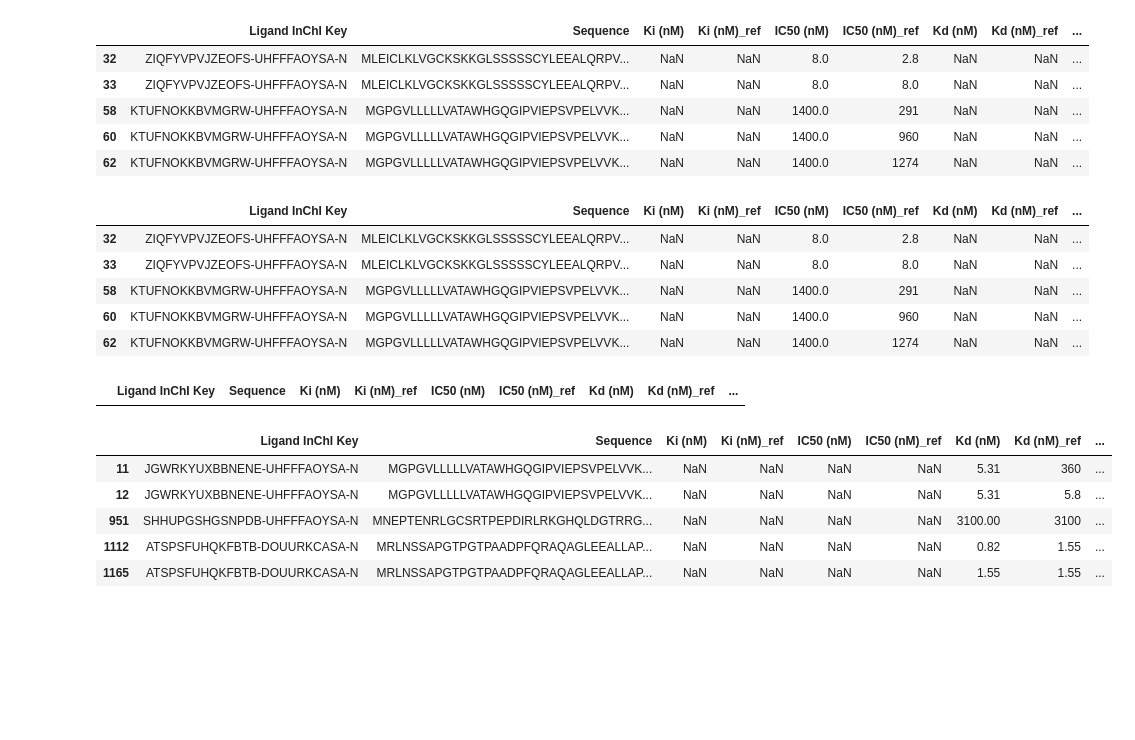
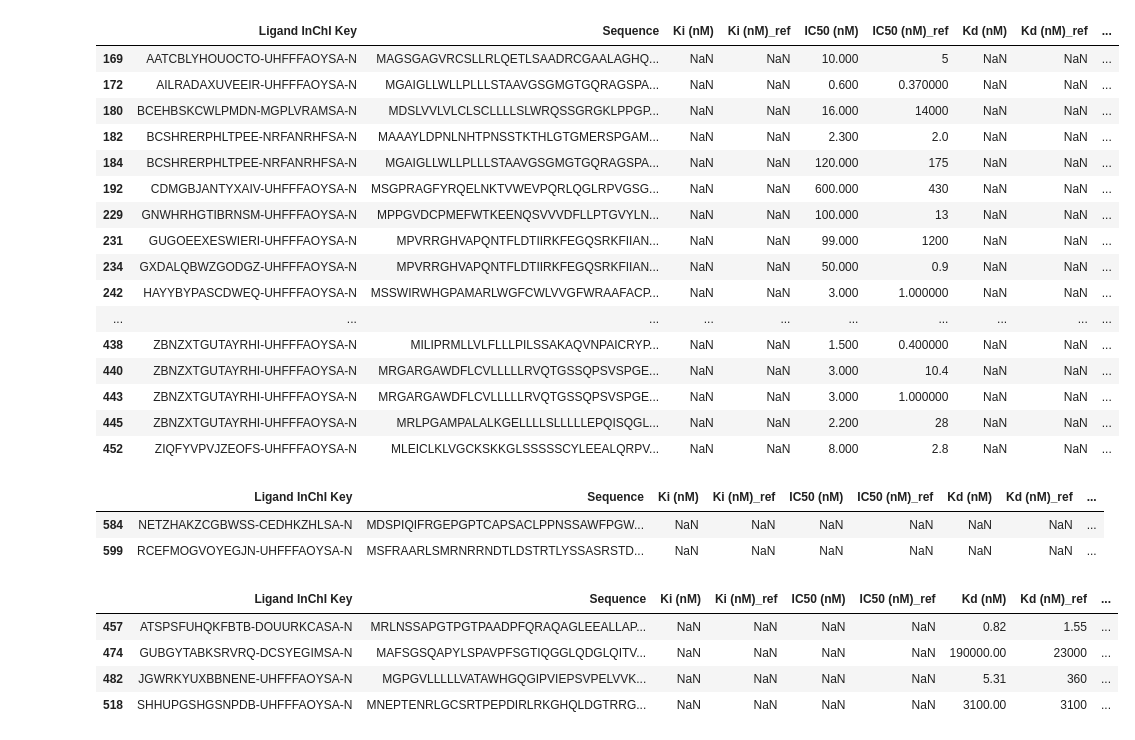
Before and after one commit to demonolock/surechembl_bindings, a Jupyter notebook: bindingdb/enrich_data/output/compare_with_bindb.ipynb, the cells around one changed output. Drawn from its saved outputs; the diff is of its cells as text; code cells hidden in the pictures; blank space fills up the shorter version.

```diff
--- a/bindingdb/enrich_data/output/compare_with_bindb.ipynb
+++ b/bindingdb/enrich_data/output/compare_with_bindb.ipynb
@@ -2,8 +2,8 @@
 import pandas as pd
 
 # Load your data
-our_df = pd.read_csv('bindb.csv')
-test_df = pd.read_csv('../../BindingDB_singlechain.csv')
+our_df = pd.read_csv('../input/csv/result.csv')
+test_df = pd.read_csv('../../BindingDB_singlechain_deduplicated.csv')
 # %%
 # Remove duplicates in both dataframes
 our_df = our_df.drop_duplicates()
@@ -76,31 +99,34 @@ filtered_ic.head()
 # %%
-filtered_ic.head()
+filtered_ic
 # %% [output]
 |  | Ligand InChI Key | Sequence | Ki (nM) | Ki (nM)_ref | IC50 (nM) | IC50 (nM)_ref | Kd (nM) | Kd (nM)_ref | ... |
-| 32 | ZIQFYVPVJZEOFS-UHFFFAOYSA-N | MLEICLKLVGCKSKKGLSSSSSCYLEEALQRPV... | NaN | NaN | 8.0 | 2.8 | NaN | NaN | ... |
-| 33 | ZIQFYVPVJZEOFS-UHFFFAOYSA-N | MLEICLKLVGCKSKKGLSSSSSCYLEEALQRPV... | NaN | NaN | 8.0 | 8.0 | NaN | NaN | ... |
-| 58 | KTUFNOKKBVMGRW-UHFFFAOYSA-N | MGPGVLLLLLVATAWHGQGIPVIEPSVPELVVK... | NaN | NaN | 1400.0 | 291 | NaN | NaN | ... |
-| 60 | KTUFNOKKBVMGRW-UHFFFAOYSA-N | MGPGVLLLLLVATAWHGQGIPVIEPSVPELVVK... | NaN | NaN | 1400.0 | 960 | NaN | NaN | ... |
-| 62 | KTUFNOKKBVMGRW-UHFFFAOYSA-N | MGPGVLLLLLVATAWHGQGIPVIEPSVPELVVK... | NaN | NaN | 1400.0 | 1274 | NaN | NaN | ... |
+| 169 | AATCBLYHOUOCTO-UHFFFAOYSA-N | MAGSGAGVRCSLLRLQETLSAADRCGAALAGHQ... | NaN | NaN | 10.000 | 5 | NaN | NaN | ... |
+| 172 | AILRADAXUVEEIR-UHFFFAOYSA-N | MGAIGLLWLLPLLLSTAAVGSGMGTGQRAGSPA... | NaN | NaN | 0.600 | 0.370000 | NaN | NaN | ... |
+| 180 | BCEHBSKCWLPMDN-MGPLVRAMSA-N | MDSLVVLVLCLSCLLLLSLWRQSSGRGKLPPGP... | NaN | NaN | 16.000 | 14000 | NaN | NaN | ... |
+| 182 | BCSHRERPHLTPEE-NRFANRHFSA-N | MAAAYLDPNLNHTPNSSTKTHLGTGMERSPGAM... | NaN | NaN | 2.300 | 2.0 | NaN | NaN | ... |
+| 184 | BCSHRERPHLTPEE-NRFANRHFSA-N | MGAIGLLWLLPLLLSTAAVGSGMGTGQRAGSPA... | NaN | NaN | 120.000 | 175 | NaN | NaN | ... |
+| 192 | CDMGBJANTYXAIV-UHFFFAOYSA-N | MSGPRAGFYRQELNKTVWEVPQRLQGLRPVGSG... | NaN | NaN | 600.000 | 430 | NaN | NaN | ... |
+| 229 | GNWHRHGTIBRNSM-UHFFFAOYSA-N | MPPGVDCPMEFWTKEENQSVVVDFLLPTGVYLN... | NaN | NaN | 100.000 | 13 | NaN | NaN | ... |
+| 231 | GUGOEEXESWIERI-UHFFFAOYSA-N | MPVRRGHVAPQNTFLDTIIRKFEGQSRKFIIAN... | NaN | NaN | 99.000 | 1200 | NaN | NaN | ... |
+| 234 | GXDALQBWZGODGZ-UHFFFAOYSA-N | MPVRRGHVAPQNTFLDTIIRKFEGQSRKFIIAN... | NaN | NaN | 50.000 | 0.9 | NaN | NaN | ... |
+| 242 | HAYYBYPASCDWEQ-UHFFFAOYSA-N | MSSWIRWHGPAMARLWGFCWLVVGFWRAAFACP... | NaN | NaN | 3.000 | 1.000000 | NaN | NaN | ... |
+| ... | ... | ... | ... | ... | ... | ... | ... | ... | ... |
+| 438 | ZBNZXTGUTAYRHI-UHFFFAOYSA-N | MILIPRMLLVLFLLLPILSSAKAQVNPAICRYP... | NaN | NaN | 1.500 | 0.400000 | NaN | NaN | ... |
+| 440 | ZBNZXTGUTAYRHI-UHFFFAOYSA-N | MRGARGAWDFLCVLLLLLRVQTGSSQPSVSPGE... | NaN | NaN | 3.000 | 10.4 | NaN | NaN | ... |
+| 443 | ZBNZXTGUTAYRHI-UHFFFAOYSA-N | MRGARGAWDFLCVLLLLLRVQTGSSQPSVSPGE... | NaN | NaN | 3.000 | 1.000000 | NaN | NaN | ... |
+| 445 | ZBNZXTGUTAYRHI-UHFFFAOYSA-N | MRLPGAMPALALKGELLLLSLLLLLEPQISQGL... | NaN | NaN | 2.200 | 28 | NaN | NaN | ... |
+| 452 | ZIQFYVPVJZEOFS-UHFFFAOYSA-N | MLEICLKLVGCKSKKGLSSSSSCYLEEALQRPV... | NaN | NaN | 8.000 | 2.8 | NaN | NaN | ... |
-# %%
-filtered_ic.head()
-# %% [output]
-|  | Ligand InChI Key | Sequence | Ki (nM) | Ki (nM)_ref | IC50 (nM) | IC50 (nM)_ref | Kd (nM) | Kd (nM)_ref | ... |
-| 32 | ZIQFYVPVJZEOFS-UHFFFAOYSA-N | MLEICLKLVGCKSKKGLSSSSSCYLEEALQRPV... | NaN | NaN | 8.0 | 2.8 | NaN | NaN | ... |
-| 33 | ZIQFYVPVJZEOFS-UHFFFAOYSA-N | MLEICLKLVGCKSKKGLSSSSSCYLEEALQRPV... | NaN | NaN | 8.0 | 8.0 | NaN | NaN | ... |
-| 58 | KTUFNOKKBVMGRW-UHFFFAOYSA-N | MGPGVLLLLLVATAWHGQGIPVIEPSVPELVVK... | NaN | NaN | 1400.0 | 291 | NaN | NaN | ... |
-| 60 | KTUFNOKKBVMGRW-UHFFFAOYSA-N | MGPGVLLLLLVATAWHGQGIPVIEPSVPELVVK... | NaN | NaN | 1400.0 | 960 | NaN | NaN | ... |
-| 62 | KTUFNOKKBVMGRW-UHFFFAOYSA-N | MGPGVLLLLLVATAWHGQGIPVIEPSVPELVVK... | NaN | NaN | 1400.0 | 1274 | NaN | NaN | ... |
 # %%
-filtered_ec.head()
+filtered_ec
 # %% [output]
 |  | Ligand InChI Key | Sequence | Ki (nM) | Ki (nM)_ref | IC50 (nM) | IC50 (nM)_ref | Kd (nM) | Kd (nM)_ref | ... |
+| 584 | NETZHAKZCGBWSS-CEDHKZHLSA-N | MDSPIQIFRGEPGPTCAPSACLPPNSSAWFPGW... | NaN | NaN | NaN | NaN | NaN | NaN | ... |
+| 599 | RCEFMOGVOYEGJN-UHFFFAOYSA-N | MSFRAARLSMRNRRNDTLDSTRTLYSSASRSTD... | NaN | NaN | NaN | NaN | NaN | NaN | ... |
 # %%
-filtered_kd.head()
+filtered_kd
 # %% [output]
 |  | Ligand InChI Key | Sequence | Ki (nM) | Ki (nM)_ref | IC50 (nM) | IC50 (nM)_ref | Kd (nM) | Kd (nM)_ref | ... |
-| 11 | JGWRKYUXBBNENE-UHFFFAOYSA-N | MGPGVLLLLLVATAWHGQGIPVIEPSVPELVVK... | NaN | NaN | NaN | NaN | 5.31 | 360 | ... |
-| 12 | JGWRKYUXBBNENE-UHFFFAOYSA-N | MGPGVLLLLLVATAWHGQGIPVIEPSVPELVVK... | NaN | NaN | NaN | NaN | 5.31 | 5.8 | ... |
-| 951 | SHHUPGSHGSNPDB-UHFFFAOYSA-N | MNEPTENRLGCSRTPEPDIRLRKGHQLDGTRRG... | NaN | NaN | NaN | NaN | 3100.00 | 3100 | ... |
-| 1112 | ATSPSFUHQKFBTB-DOUURKCASA-N | MRLNSSAPGTPGTPAADPFQRAQAGLEEALLAP... | NaN | NaN | NaN | NaN | 0.82 | 1.55 | ... |
-| 1165 | ATSPSFUHQKFBTB-DOUURKCASA-N | MRLNSSAPGTPGTPAADPFQRAQAGLEEALLAP... | NaN | NaN | NaN | NaN | 1.55 | 1.55 | ... |
+| 457 | ATSPSFUHQKFBTB-DOUURKCASA-N | MRLNSSAPGTPGTPAADPFQRAQAGLEEALLAP... | NaN | NaN | NaN | NaN | 0.82 | 1.55 | ... |
+| 474 | GUBGYTABKSRVRQ-DCSYEGIMSA-N | MAFSGSQAPYLSPAVPFSGTIQGGLQDGLQITV... | NaN | NaN | NaN | NaN | 190000.00 | 23000 | ... |
+| 482 | JGWRKYUXBBNENE-UHFFFAOYSA-N | MGPGVLLLLLVATAWHGQGIPVIEPSVPELVVK... | NaN | NaN | NaN | NaN | 5.31 | 360 | ... |
+| 518 | SHHUPGSHGSNPDB-UHFFFAOYSA-N | MNEPTENRLGCSRTPEPDIRLRKGHQLDGTRRG... | NaN | NaN | NaN | NaN | 3100.00 | 3100 | ... |
```
Also changed, not shown: parts of 5 cells of this notebook, 1 other file.
